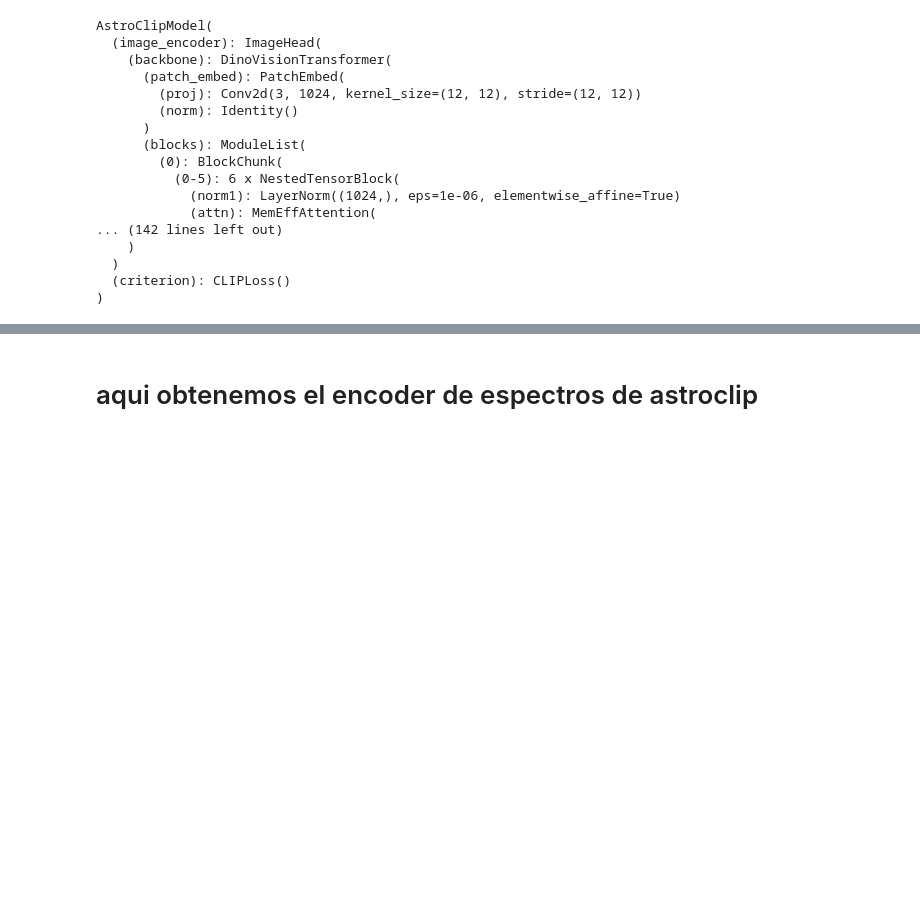
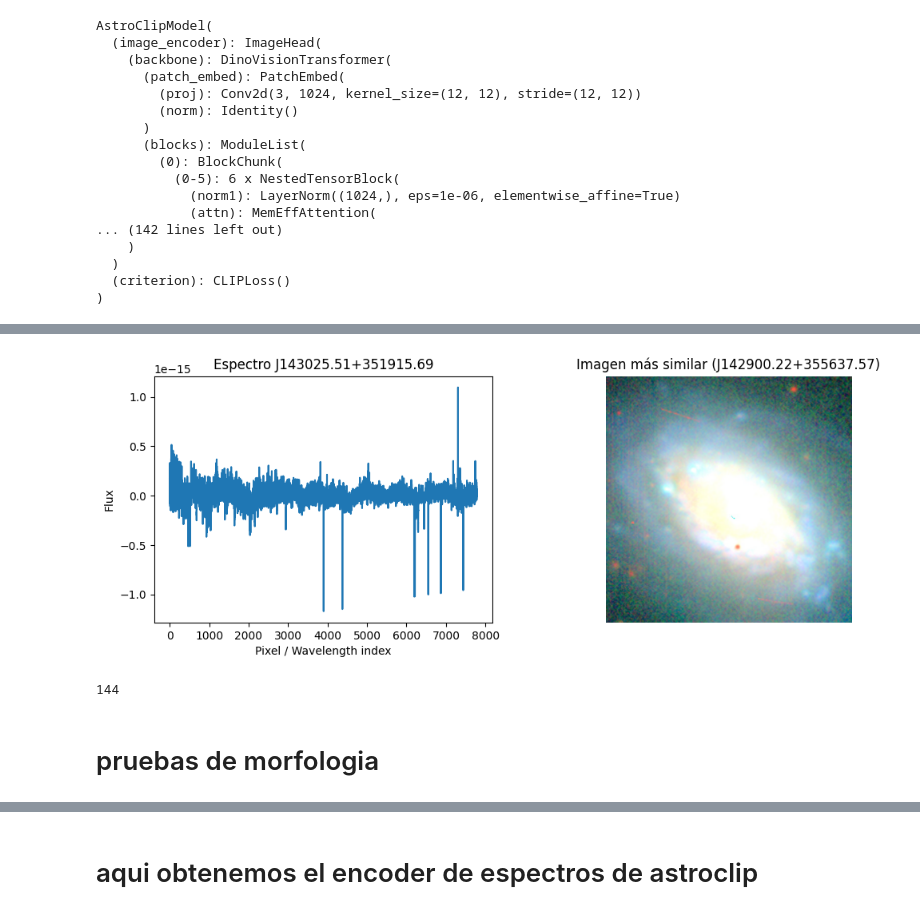
Before and after one commit to PabloGranciano/gibran_proyecto, a Jupyter notebook: main.ipynb, the cells around one changed output, grey strips where cells are left out. Drawn from its saved outputs; the diff is of its cells as text; code cells hidden in the pictures; blank space fills up the shorter version.

```diff
--- a/main.ipynb
+++ b/main.ipynb
@@ -137,0 +463,15 @@ def embed_image(path):
+# %%
+import pandas as pd
+
+filas_a_guardar = []
+
+for idx, row in df.iterrows():
+    jid = row["JID"]
+
+    img_path = f"imagenes/{jid}.jpg"
+    if not os.path.exists(img_path):
+        print(f"Imagen no encontrada para JID {jid}, se omite.")
+    else:
+        filas_a_guardar.append(row.to_dict())
+
+df_guardar = pd.DataFrame(filas_a_guardar)
@@ -138 +513,48 @@ def embed_image(path):
+# %%
+import matplotlib.pyplot as plt
+import matplotlib.image as mpimg
+z=0
+for i in range(len(df_guardar)):
+
+    # Índice del espectro que quieres comprobar
+    idx_spectrum = i
+
+    # Imagen más similar según embeddings
+    most_similar_idx = int(similarity_matrix[idx_spectrum].argmax())  # <-- convertimos a int
+
+    # Obtenemos el espectro y la imagen correspondientes
+    # Usar el espectro original
+    spectrum = df_guardar.iloc[idx_spectrum]["flux_plane_rest"]  # ya es un vector numpy o lista
+
+    img_path = f"imagenes/{df_guardar.iloc[most_similar_idx]['JID']}.jpg"
+    img = mpimg.imread(img_path)
+
+    #print(df_guardar.iloc[idx_spectrum]["clase"])
+    #print(df_guardar.iloc[most_similar_idx]['clase'])
+
+    if df_guardar.iloc[most_similar_idx]['clase']==df_guardar.iloc[idx_spectrum]["clase"]:
+        z=z+1
+
+    if df_guardar.iloc[idx_spectrum]["JID"]==df_guardar.iloc[most_similar_idx]['JID']:
+    # Visualizamos lado a lado
+        plt.figure(figsize=(12,4))
+
+        plt.subplot(1,2,1)
+        plt.plot(spectrum)
+        plt.xlabel("Pixel / Wavelength index")
+        plt.ylabel("Flux")
+        plt.title(f"Espectro {df_guardar.iloc[idx_spectrum]["JID"]}")
+
+        plt.subplot(1,2,2)
+        plt.imshow(img)
+        plt.axis('off')
+        plt.title(f"Imagen más similar ({df.iloc[most_similar_idx]['JID']})")
+
+        plt.show()
+print(z)
+# %% [output]
+[figure, added]
+144
+# %% [markdown]
+# pruebas de morfologia
 # %%
```
Also changed, not shown: parts of 31 cells of this notebook.
